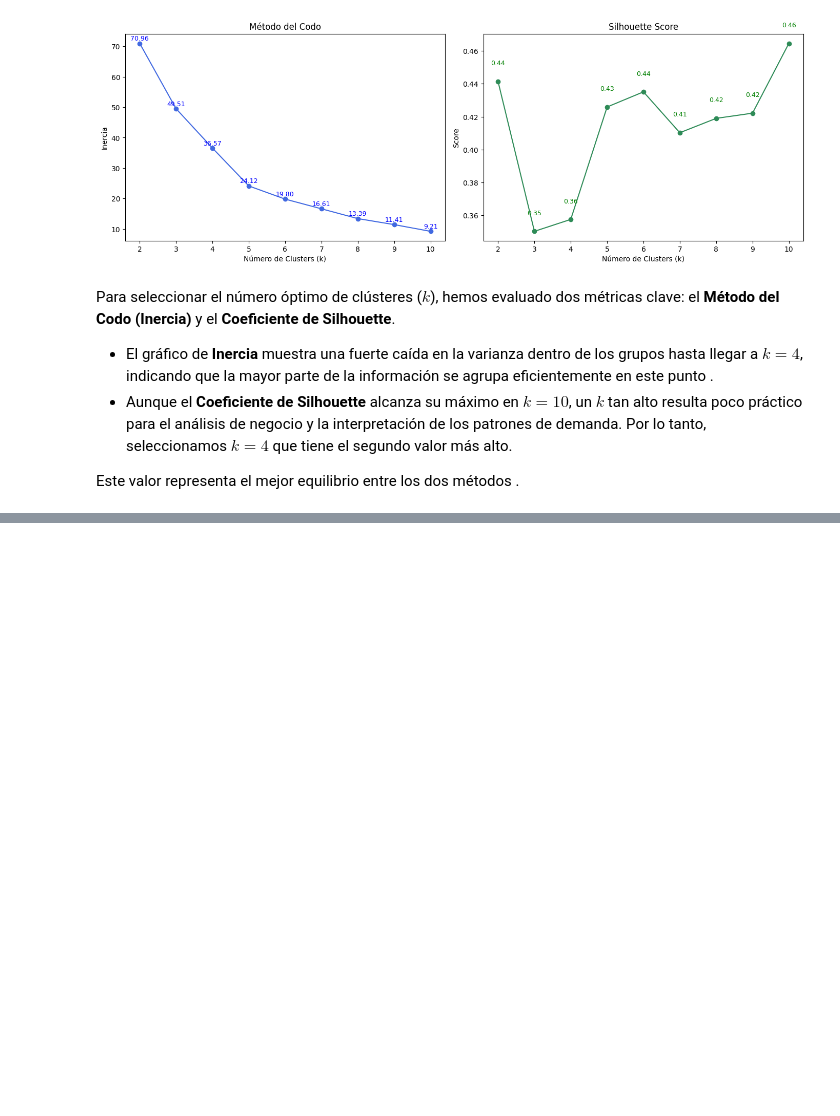
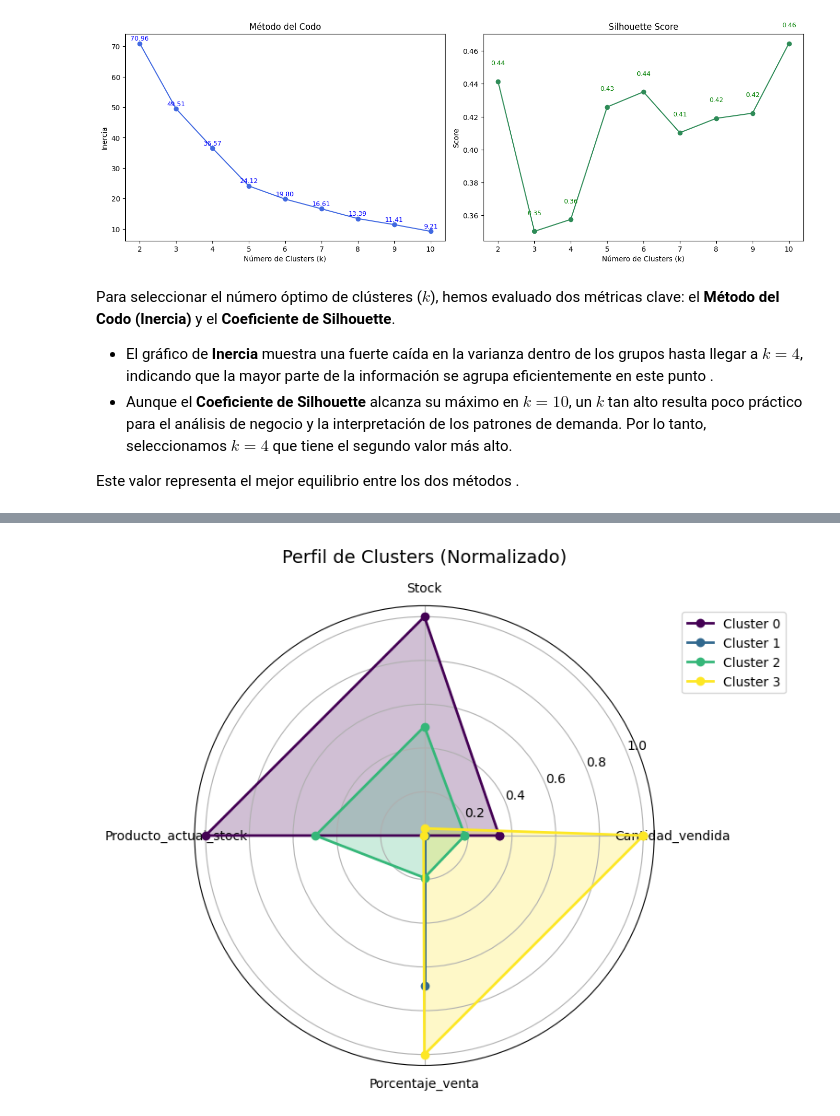
Before and after one commit to alan1x/Proyecto_SF_LKR, a Jupyter notebook: notebooks/principal_modificado.ipynb, the cells around one changed output, grey strips where cells are left out. Saved outputs shown, nothing was run; the diff lists cells and outputs as text; code cells hidden in the pictures; blank space fills up the shorter version.

```diff
--- a/notebooks/principal_modificado.ipynb
+++ b/notebooks/principal_modificado.ipynb
@@ -420,0 +562,33 @@ Para seleccionar el número óptimo de clústeres ($k$), hemos evaluado dos mét
+# %%
+# Visualización 5: Radar Chart / Gráfico de araña para perfiles de clusters
+from math import pi
+
+# Calcular medias por cluster
+cluster_means = cluster_data.groupby('Cluster')[['Cantidad_vendida', 'Stock', 'Producto_actual_stock', 'Porcentaje_venta']].mean()
+
+# Normalizar para el radar chart
+cluster_means_norm = (cluster_means - cluster_means.min()) / (cluster_means.max() - cluster_means.min())
+
+# Configurar radar chart
+categories = list(cluster_means_norm.columns)
+N = len(categories)
+angles = [n / float(N) * 2 * pi for n in range(N)]
+angles += angles[:1]
+
+fig, ax = plt.subplots(figsize=(8, 8), subplot_kw=dict(polar=True))
+
+colors = ['#440154', '#31688e', '#35b779', '#fde725']
+for idx, (cluster, row) in enumerate(cluster_means_norm.iterrows()):
+    values = row.values.flatten().tolist()
+    values += values[:1]
+    ax.plot(angles, values, 'o-', linewidth=2, label=f'Cluster {cluster}', color=colors[idx])
+    ax.fill(angles, values, alpha=0.25, color=colors[idx])
+
+ax.set_xticks(angles[:-1])
+ax.set_xticklabels(categories, size=10)
+ax.set_title('Perfil de Clusters (Normalizado)', size=14, y=1.08)
+ax.legend(loc='upper right', bbox_to_anchor=(1.3, 1.0))
+plt.tight_layout()
+plt.show()
+# %% [output]
+[figure, added]
```
Also changed, not shown: parts of 21 cells of this notebook, 1 other file.
